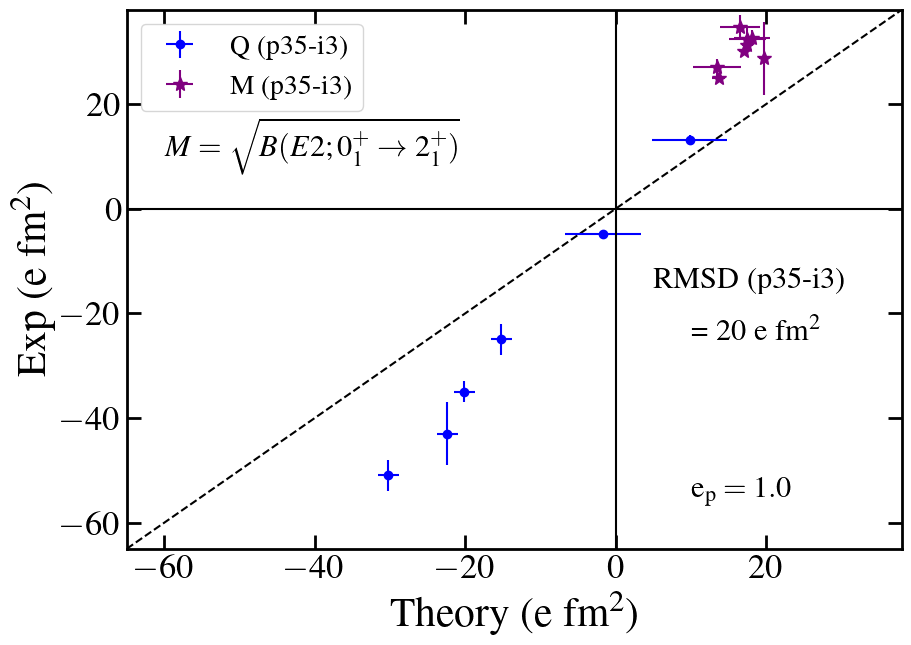
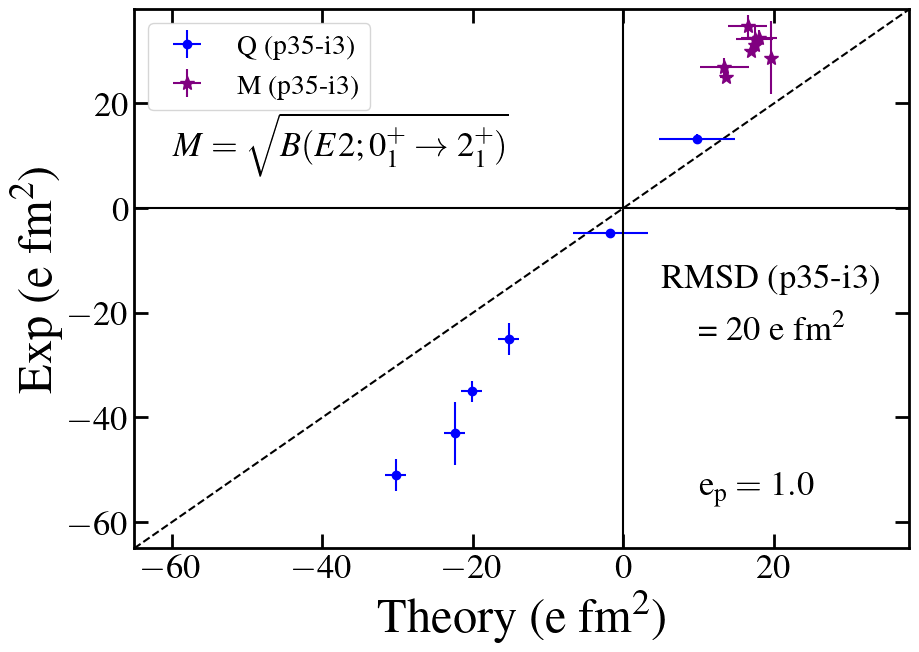
The change to this notebook cell's code, shown as a diff; its figure went from the first image to the second:
--- before
+++ after
@@ -10,13 +10,13 @@
 plt.xlim(-65, 38)
 plt.ylim(-65, 38)
-plt.xlabel(r'Theory (e fm$^2$)', fontsize=30)
-plt.ylabel(r'Exp (e fm$^2$)', fontsize=30)
+plt.xlabel(r'Theory (e fm$^2$)', fontsize=35)
+plt.ylabel(r'Exp (e fm$^2$)', fontsize=35)
 plt.tick_params(which="major", direction="in", right=True, top=True, length=10, width=2, labelsize=25)
 plt.tick_params(which="minor", direction="in", right=True, top=True, length=5, width=1, labelsize=25)
-plt.text(5, -15, f'RMSD (p35-i3)', fontsize = 22)
+plt.text(5, -15, f'RMSD (p35-i3)', fontsize = 25)
 #plt.text(10, -25, f'= {math.sqrt((np.linalg.norm(Qexp -Q_i3_free)+ np.linalg.norm(M_exp -M_free_i3))/(Qexp.size+M_exp.size)):.3f} $e \cdot $fm$^2$', fontsize = 22)
-plt.text(10, -25, f'= {math.sqrt((np.sum(Qexp -Q_i3_free)**2+ np.linalg.norm(M_exp -M_free_i3)**2)/(Qexp.size+M_exp.size)):.0f} e fm$^2$', fontsize = 22)
-plt.text(10, -55, r'e$_{\mathrm{p}} = 1.0$', fontsize = 22)
-plt.text(-60, 10, r'$M = \sqrt{B(E2; 0^+_1 \rightarrow 2^+_1)}$', fontsize = 22)
+plt.text(10, -25, f'= {math.sqrt((np.sum(Qexp -Q_i3_free)**2+ np.linalg.norm(M_exp -M_free_i3)**2)/(Qexp.size+M_exp.size)):.0f} e fm$^2$', fontsize = 25)
+plt.text(10, -55, r'e$_{\mathrm{p}} = 1.0$', fontsize = 25)
+plt.text(-60, 10, r'$M = \sqrt{B(E2; 0^+_1 \rightarrow 2^+_1)}$', fontsize = 25)
 plt.legend(fontsize=20)
 plt.show()
@@ -46,12 +46,12 @@
 plt.plot(A_even, BE2_JW, '-o', color='red', label='n50j')
 plt.plot(A_even, BE2_jj44a, 'go-', label='jj44a')
-plt.xlim(78, 100)
+plt.xlim(79, 99)
 plt.ylim(0, 1500)
 plt.xticks(A_even, Even_ticks)
-plt.ylabel('B(E2) e$^2 $ fm$^4$', fontsize=30)
+plt.ylabel('B(E2) e$^2 $ fm$^4$', fontsize=35)
 plt.tick_params(which="major", direction="in", right=True, top=True, length=10, width=2, pad=8, labelsize=22)
 plt.tick_params(which="minor", direction="in", right=True, top=True, length=5, width=1, labelsize=25)
 plt.legend(fontsize=20, loc='lower right')
-plt.setp(ax4.get_xticklabels(), fontsize=30)
+plt.setp(ax4.get_xticklabels(), fontsize=32)
 ax4.text(0.08, 0.1, r'0$^+_1$ $\rightarrow$ 2$^+_1$ for N=50',
         verticalalignment='bottom', horizontalalignment='left',

Commit: Updated Figs